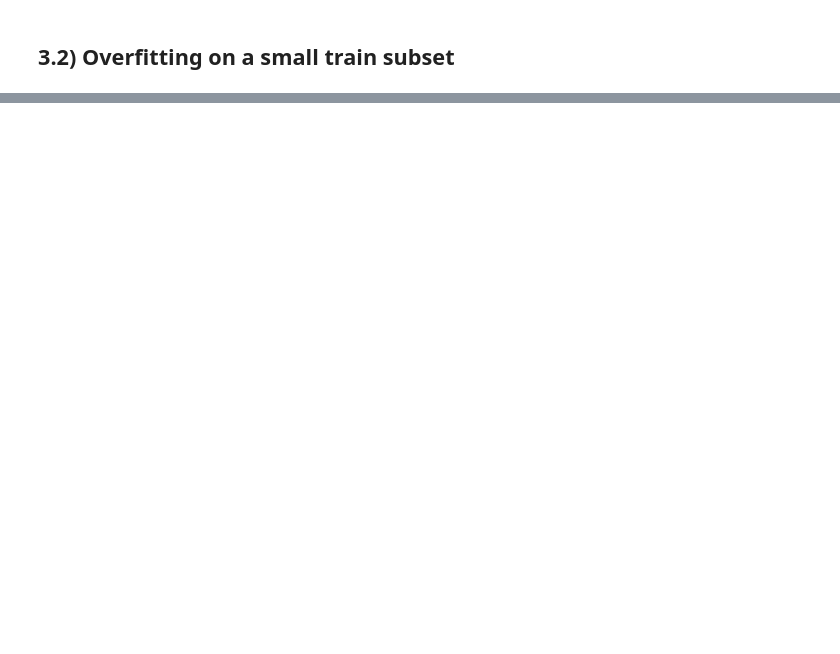
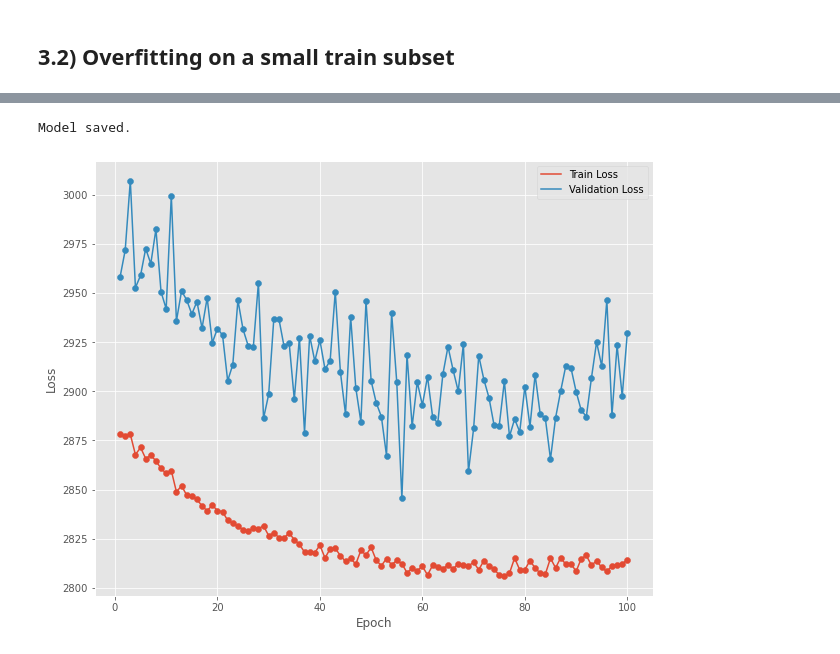
Before and after one commit to stacyshcherbakova/genome-minimiser, a Jupyter notebook: main.ipynb, the cells around one changed output, grey strips where cells are left out. Saved outputs shown, nothing was run; the diff lists cells and outputs as text; code cells hidden in the pictures; blank space fills up the shorter version.

```diff
--- a/main.ipynb
+++ b/main.ipynb
@@ -883,0 +1069,19 @@ plt.show()
+# %%
+# Save trained model
+torch.save(model1.state_dict(), "saved_KL_annealing_VAE.pt")
+print("Model saved.")
+# %% [output]
+Model saved.
+# %%
+plt.figure(figsize=(10,8))
+plt.scatter(epochs, train_loss_vals2)
+plt.plot(epochs, train_loss_vals2, label='Train Loss')
+plt.scatter(epochs, val_loss_vals)
+plt.plot(epochs, val_loss_vals, label='Validation Loss')
+plt.xlabel('Epoch')
+plt.ylabel('Loss')
+plt.legend()
+plt.savefig("second_model_train_val_loss.pdf", format="pdf", bbox_inches="tight")
+plt.show()
+# %% [output]
+[figure, added]
```
Also changed, not shown: parts of 36 cells of this notebook.
